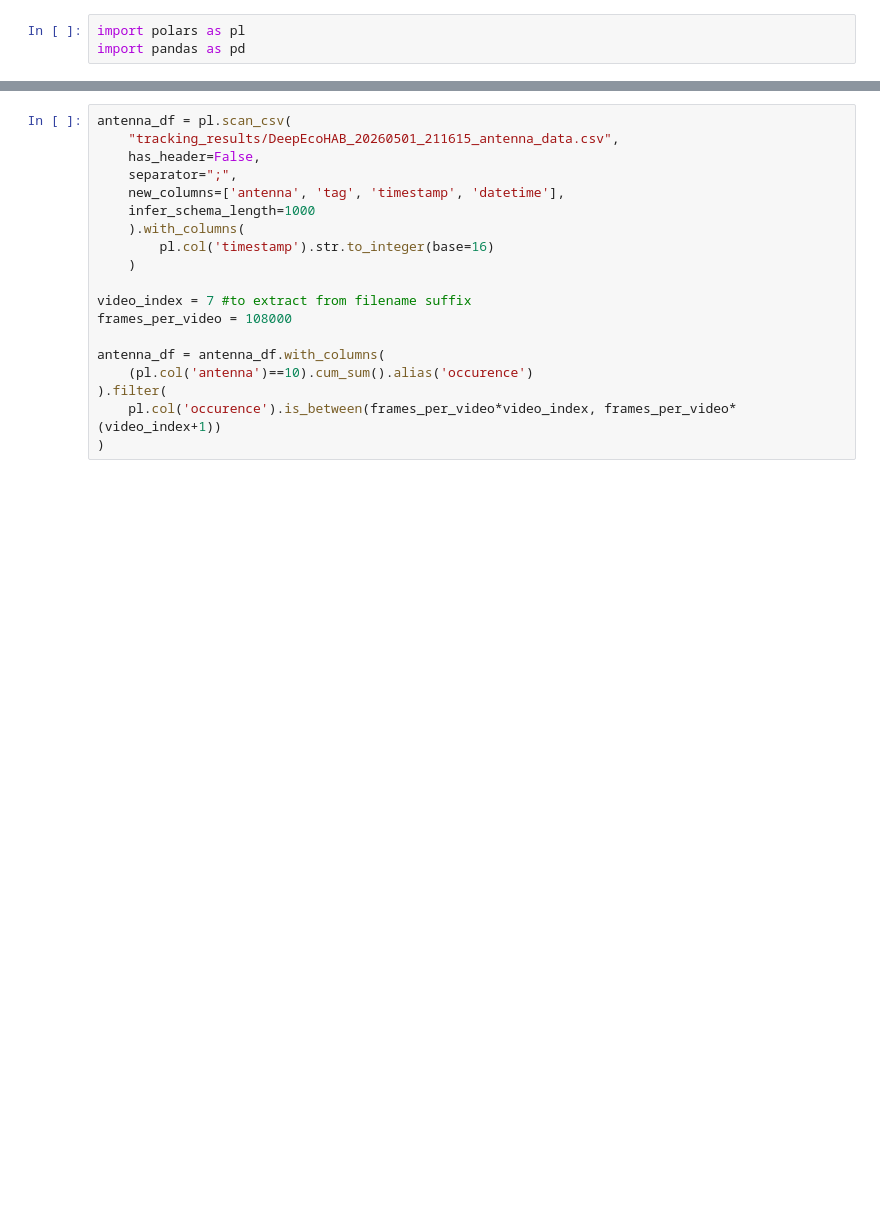
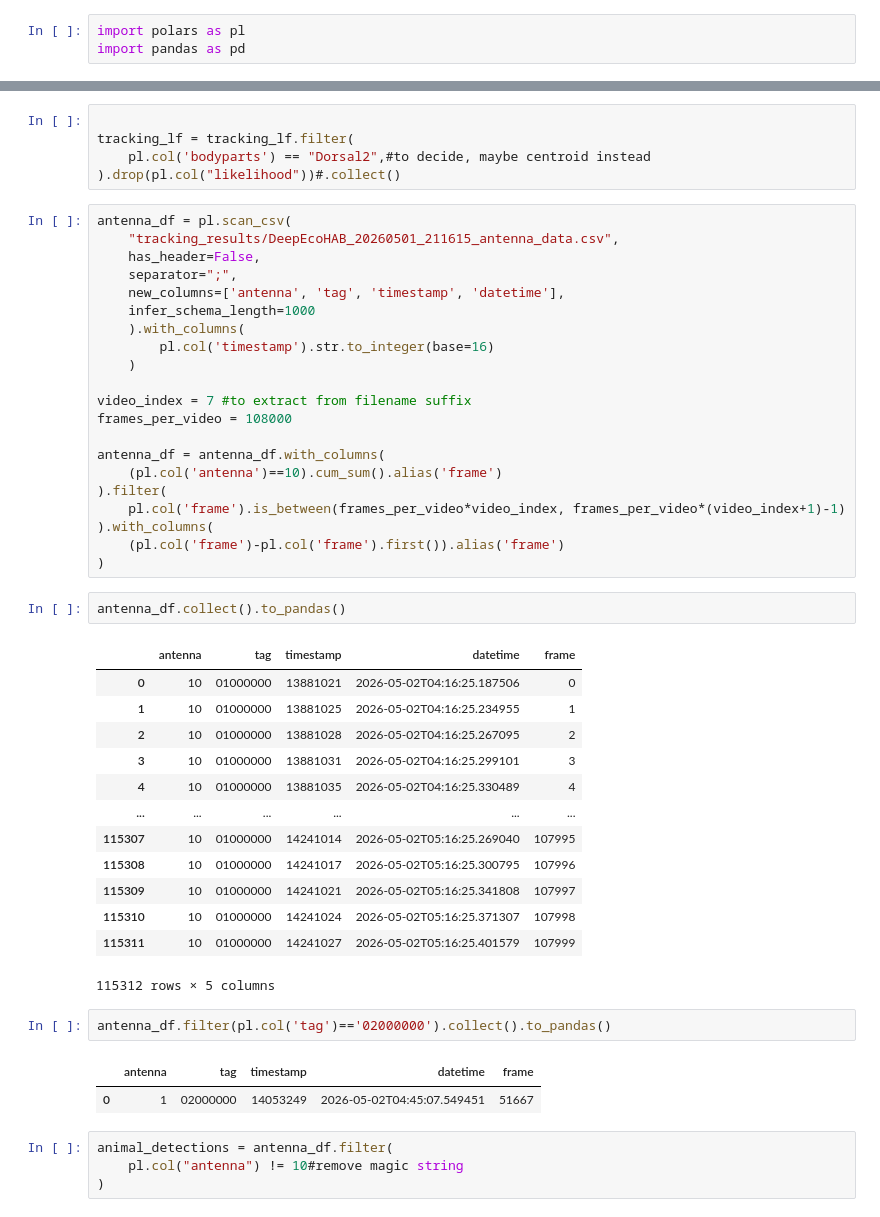
Before and after one commit to KonradDanielewski/DeepEcoHab, a Jupyter notebook: examples/reid_notebook.ipynb, the cells around one changed output, grey strips where cells are left out. Saved outputs shown, nothing was run; the diff lists cells and outputs as text; blank space fills up the shorter version.

```diff
--- a/examples/reid_notebook.ipynb
+++ b/examples/reid_notebook.ipynb
@@ -14,3 +25,8 @@ tracking_lf = pl.from_pandas(long_pdf).rename({'level_0':frame}).drop('scorer')
+# %%
+
+tracking_lf = tracking_lf.filter(
+    pl.col('bodyparts') == "Dorsal2",#to decide, maybe centroid instead
+).drop(pl.col("likelihood"))#.collect()
 # %%
 antenna_df = pl.scan_csv(
     "tracking_results/DeepEcoHAB_20260501_211615_antenna_data.csv",
@@ -26,7 +42,34 @@ video_index = 7 #to extract from filename suffix
 frames_per_video = 108000
 
 antenna_df = antenna_df.with_columns(
-    (pl.col('antenna')==10).cum_sum().alias('occurence')
+    (pl.col('antenna')==10).cum_sum().alias('frame')
 ).filter(
-    pl.col('occurence').is_between(frames_per_video*video_index, frames_per_video*(video_index+1))
+    pl.col('frame').is_between(frames_per_video*video_index, frames_per_video*(video_index+1)-1)
+).with_columns(
+    (pl.col('frame')-pl.col('frame').first()).alias('frame')
 )
+# %%
+antenna_df.collect().to_pandas()
+# %% [output]
+|  | antenna | tag | timestamp | datetime | frame |
+| 0 | 10 | 01000000 | 13881021 | 2026-05-02T04:16:25.187506 | 0 |
+| 1 | 10 | 01000000 | 13881025 | 2026-05-02T04:16:25.234955 | 1 |
+| 2 | 10 | 01000000 | 13881028 | 2026-05-02T04:16:25.267095 | 2 |
+| 3 | 10 | 01000000 | 13881031 | 2026-05-02T04:16:25.299101 | 3 |
+| 4 | 10 | 01000000 | 13881035 | 2026-05-02T04:16:25.330489 | 4 |
+| ... | ... | ... | ... | ... | ... |
+| 115307 | 10 | 01000000 | 14241014 | 2026-05-02T05:16:25.269040 | 107995 |
+| 115308 | 10 | 01000000 | 14241017 | 2026-05-02T05:16:25.300795 | 107996 |
+| 115309 | 10 | 01000000 | 14241021 | 2026-05-02T05:16:25.341808 | 107997 |
+| 115310 | 10 | 01000000 | 14241024 | 2026-05-02T05:16:25.371307 | 107998 |
+| 115311 | 10 | 01000000 | 14241027 | 2026-05-02T05:16:25.401579 | 107999 |
+115312 rows × 5 columns
+# %%
+antenna_df.filter(pl.col('tag')=='02000000').collect().to_pandas()
+# %% [output]
+|  | antenna | tag | timestamp | datetime | frame |
+| 0 | 1 | 02000000 | 14053249 | 2026-05-02T04:45:07.549451 | 51667 |
+# %%
+animal_detections = antenna_df.filter(
+    pl.col("antenna") != 10#remove magic string
+)
```
Also changed, not shown: parts of 8 cells of this notebook.
